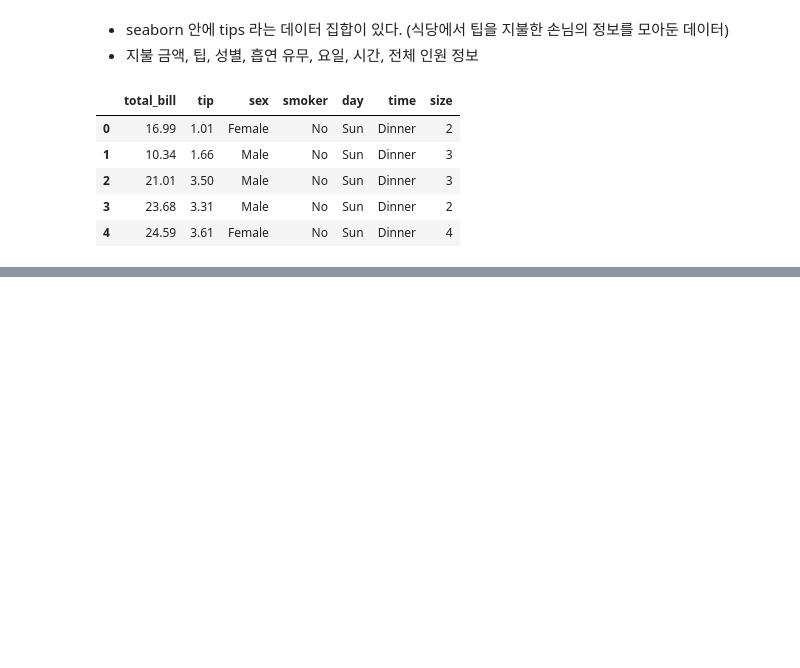
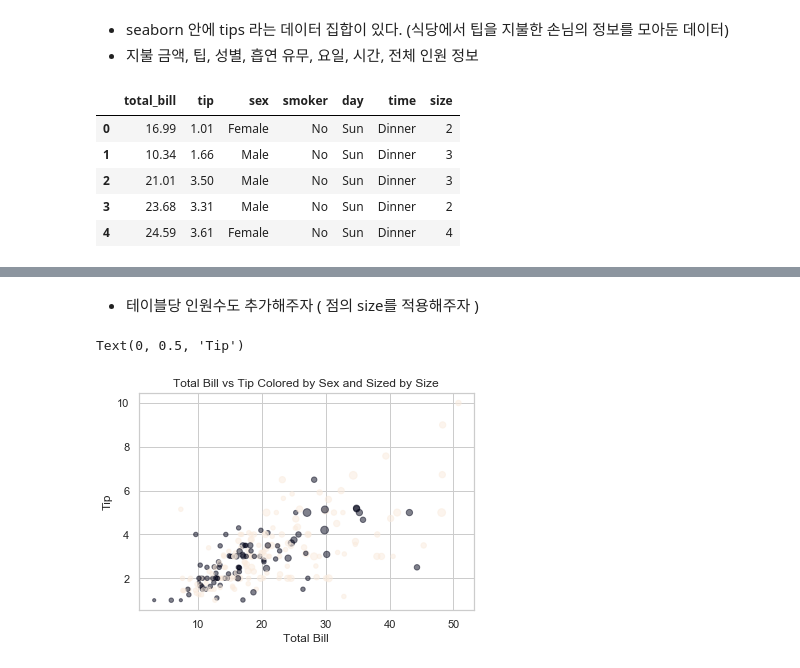
Before and after one commit to JJdeva/Study, a Jupyter notebook: Pandas/두잇판다스/Do_it_pandas_study_day3_1.ipynb, the cells around one changed output, grey strips where cells are left out. Saved outputs shown, nothing was run; the diff lists cells and outputs as text; code cells hidden in the pictures; blank space fills up the shorter version.

```diff
--- a/Pandas/두잇판다스/Do_it_pandas_study_day3_1.ipynb
+++ b/Pandas/두잇판다스/Do_it_pandas_study_day3_1.ipynb
@@ -20,0 +94,11 @@ tips.head()
+# %%
+def recode_sex(sex) :
+    if sex == 'Female' :
+        return 0
+    else :
+        return 1
+# %%
+# sex열에 recode_sex 함수를 브로드캐스팅하기 위해 apply 메서드를 이용한다.
+# apply 메서드는 10장에서 추가적인 설명해준다고 함.
+tips['sex_color'] = tips['sex'].apply(recode_sex)
+tips # sex_color가 추가 됨
@@ -20,0 +119,13 @@ tips.head()
+# %% [markdown]
+- 테이블당 인원수도 추가해주자 ( 점의 size를 적용해주자 )
+# %%
+scatter_plot = plt.figure()
+axes1 = scatter_plot.add_subplot(1,1,1)
+axes1.scatter(x=tips['total_bill'], y=tips['tip'], s=tips['size']*10, c=tips['sex_color'], alpha=0.5)
+# s는 점의 크기(size), c는 점의 색상, alpha는 점의 투명도
+axes1.set_title('Total Bill vs Tip Colored by Sex and Sized by Size')
+axes1.set_xlabel('Total Bill')
+axes1.set_ylabel('Tip')
+# %% [output]
+Text(0, 0.5, 'Tip')
+[figure, added]
```
Also changed, not shown: parts of 38 cells of this notebook.
